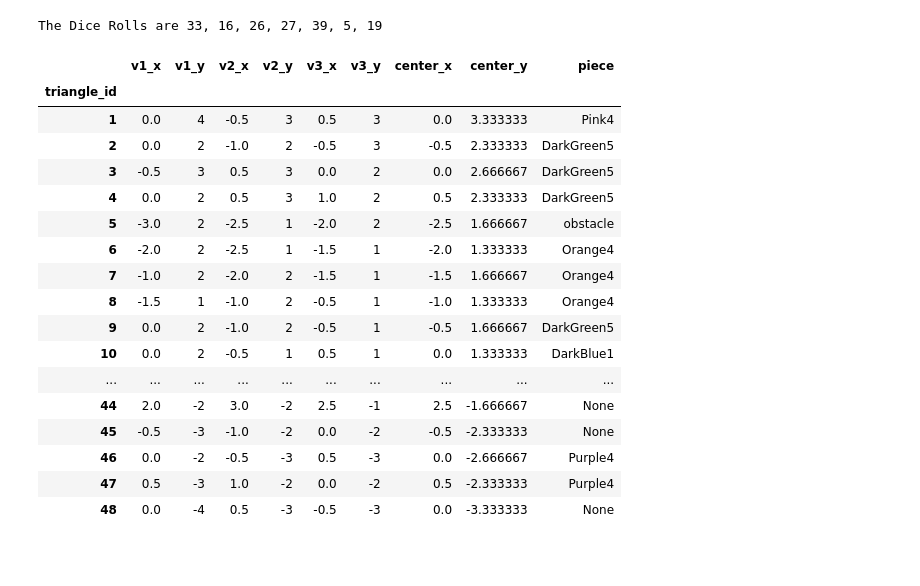
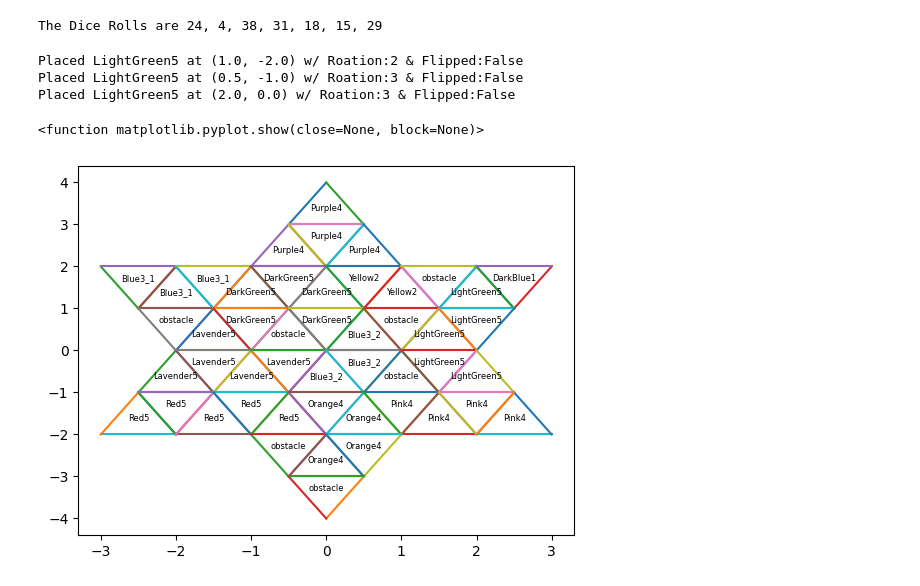
Before and after one commit to Notchanator/Mouseion, a Jupyter notebook: GeniusStar/Development.ipynb, the cells around one changed output. Drawn from its saved outputs; the diff is of its cells as text; code cells hidden in the pictures; blank space fills up the shorter version.

```diff
--- a/GeniusStar/Development.ipynb
+++ b/GeniusStar/Development.ipynb
@@ -173,31 +49,53 @@ def solvePuzzle(board, indices, pieces):
         piece.flipPiece()
     return board, pieces, False
 # %%
+# Setup Game
 board, pieces = setupGame()
+pieces = setPreviousPiece(pieces)
 pieces = reorderPieces(pieces)
 indices = getBoardIndices(board)
-solvedBoard, pieces, solved = solvePuzzle(board, indices, pieces)
 # %% [output]
-The Dice Rolls are 33, 16, 26, 27, 39, 5, 19
+The Dice Rolls are 24, 4, 38, 31, 18, 15, 29
-# %%
-solvedBoard
-# %% [output]
-|  | v1_x | v1_y | v2_x | v2_y | v3_x | v3_y | center_x | center_y | piece |
-| triangle_id |  |  |  |  |  |  |  |  |  |
-| 1 | 0.0 | 4 | -0.5 | 3 | 0.5 | 3 | 0.0 | 3.333333 | Pink4 |
-| 2 | 0.0 | 2 | -1.0 | 2 | -0.5 | 3 | -0.5 | 2.333333 | DarkGreen5 |
-| 3 | -0.5 | 3 | 0.5 | 3 | 0.0 | 2 | 0.0 | 2.666667 | DarkGreen5 |
-| 4 | 0.0 | 2 | 0.5 | 3 | 1.0 | 2 | 0.5 | 2.333333 | DarkGreen5 |
-| 5 | -3.0 | 2 | -2.5 | 1 | -2.0 | 2 | -2.5 | 1.666667 | obstacle |
-| 6 | -2.0 | 2 | -2.5 | 1 | -1.5 | 1 | -2.0 | 1.333333 | Orange4 |
-| 7 | -1.0 | 2 | -2.0 | 2 | -1.5 | 1 | -1.5 | 1.666667 | Orange4 |
-| 8 | -1.5 | 1 | -1.0 | 2 | -0.5 | 1 | -1.0 | 1.333333 | Orange4 |
-| 9 | 0.0 | 2 | -1.0 | 2 | -0.5 | 1 | -0.5 | 1.666667 | DarkGreen5 |
-| 10 | 0.0 | 2 | -0.5 | 1 | 0.5 | 1 | 0.0 | 1.333333 | DarkBlue1 |
-| ... | ... | ... | ... | ... | ... | ... | ... | ... | ... |
-| 44 | 2.0 | -2 | 3.0 | -2 | 2.5 | -1 | 2.5 | -1.666667 | None |
-| 45 | -0.5 | -3 | -1.0 | -2 | 0.0 | -2 | -0.5 | -2.333333 | None |
-| 46 | 0.0 | -2 | -0.5 | -3 | 0.5 | -3 | 0.0 | -2.666667 | Purple4 |
-| 47 | 0.5 | -3 | 1.0 | -2 | 0.0 | -2 | 0.5 | -2.333333 | Purple4 |
-| 48 | 0.0 | -4 | 0.5 | -3 | -0.5 | -3 | 0.0 | -3.333333 | None |
+# %%
+# Solve Game (Non Function for Debugging)
+# solvedBoard, pieces, solved = solvePuzzle(board, indices, pieces)
+# previous_piece = None
+while not isSolved(board):
+# for _ in range(50):
+    # First Non-Placed Piece.
+    for piece in pieces:
+        if not piece.placed:
+            break
+    if piece.last_indx is None: starting_indx = 0
+    else: starting_indx = piece.last_indx
+    for indx in range(starting_indx + 1, indices.size):
+        board, placed = placeIfValid(board, indices[indx], piece)
+        if placed:
+            if piece.name == 'LightGreen5': print(f"Placed LightGreen5 at {indices[indx]} w/ Roation:{piece.rotation} & Flipped:{piece.flipped}")
+            piece.placed = True
+            piece.last_indx = indx
+            break
+    if not placed:
+        if piece.rotation == 5 and piece.flipped:
+            board = removePiece(board, piece.previous_piece)
+            # print("Removed Piece")
+            piece.previous_piece.placed = False
+        if piece.rotation == 5:
+            piece.rotateForwards()
+            piece.rotation = 1
+            piece.flipPiece()
+            piece.last_indx = 0
+        else:
+            piece.rotateForwards()
+            piece.rotation += 1
+            piece.last_indx = 0
+# %% [output]
+Placed LightGreen5 at (1.0, -2.0) w/ Roation:2 & Flipped:False
+Placed LightGreen5 at (0.5, -1.0) w/ Roation:3 & Flipped:False
+Placed LightGreen5 at (2.0, 0.0) w/ Roation:3 & Flipped:False
+# %%
+plotBoard(board)
+# %% [output]
+<function matplotlib.pyplot.show(close=None, block=None)>
+[figure, added]
 # %%
```
Also changed, not shown: parts of 7 cells of this notebook, 3 other files.
